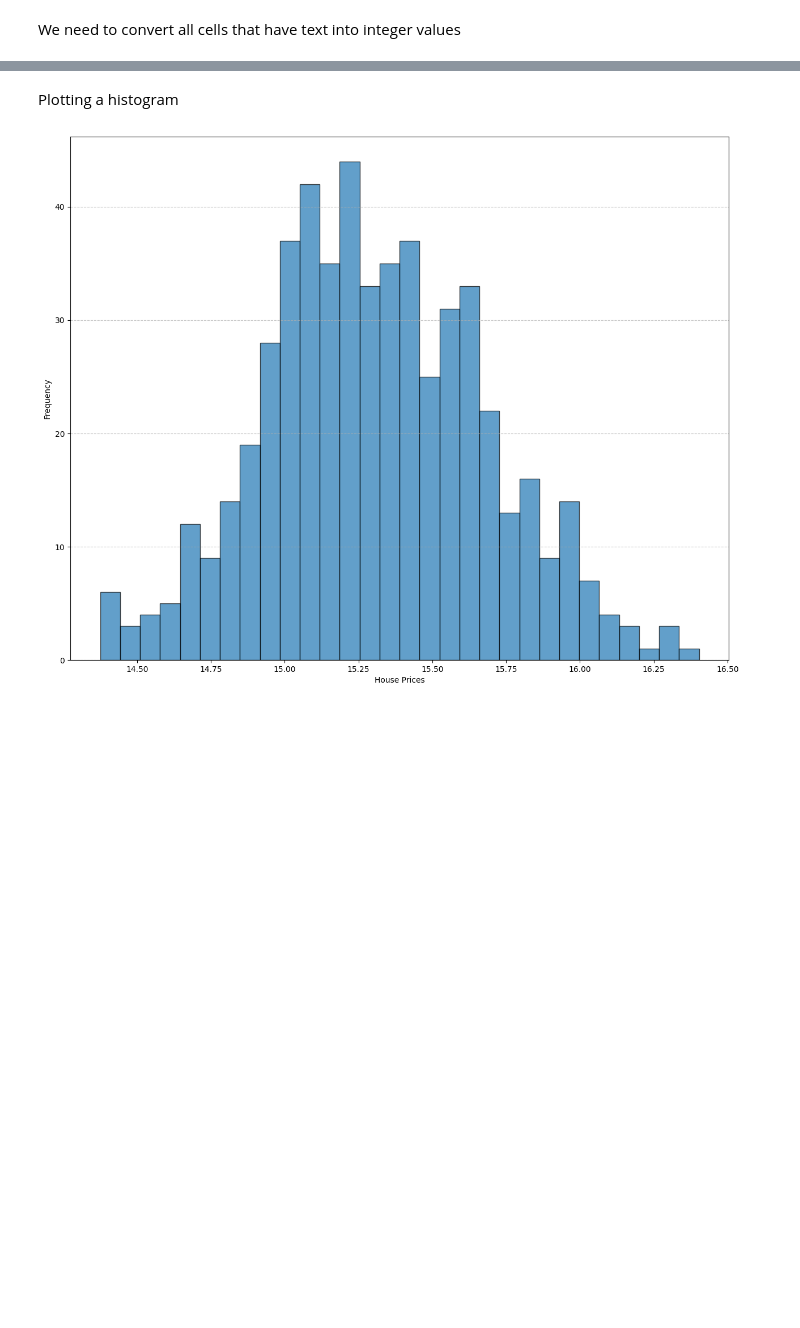
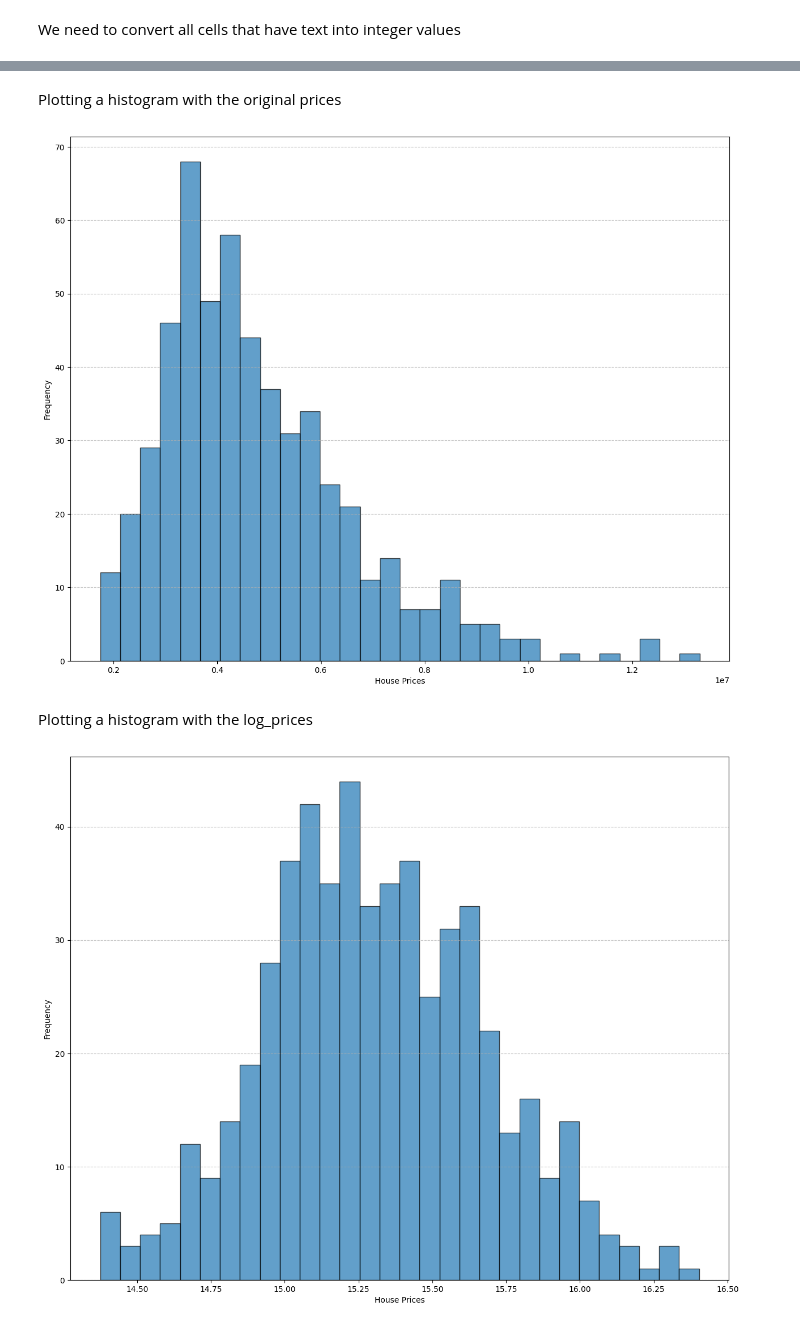
Before and after one commit to Hr15h1/AI_semII, a Jupyter notebook: house price prediction.ipynb, the cells around one changed output, grey strips where cells are left out. Saved outputs shown, nothing was run; the diff lists cells and outputs as text; code cells hidden in the pictures; blank space fills up the shorter version.

```diff
--- a/house price prediction.ipynb
+++ b/house price prediction.ipynb
@@ -74,8 +74,19 @@ print(tabulate(dset_copy, headers = 'keys', tablefmt="rounded_grid"))
 ╰─────┴─────────────┴────────┴────────────┴─────────────┴───────────┴────────────┴─────────────┴────────────┴───────────────────┴───────────────────┴───────────┴────────────┴────────────────────╯
 # %%
 dset_copy["log_prices"] = np.log(dset_copy["price"])
+# %% [markdown]
+Plotting a histogram with the original prices
+# %%
+plt.figure(figsize=(15,12))
+plt.hist(dset_copy["price"], bins = 30, edgecolor = "black", alpha = 0.7)
+plt.xlabel("House Prices")
+plt.ylabel("Frequency")
+plt.grid(axis='y', linestyle='--', alpha=0.7)
+plt.show()
+# %% [output]
+[figure, added]
 # %% [markdown]
-Plotting a histogram
+Plotting a histogram with the log_prices
 # %%
 plt.figure(figsize=(15,12))
 plt.hist(dset_copy["log_prices"], bins = 30, edgecolor = "black", alpha = 0.7)
```
Also changed, not shown: parts of 3 cells of this notebook.
